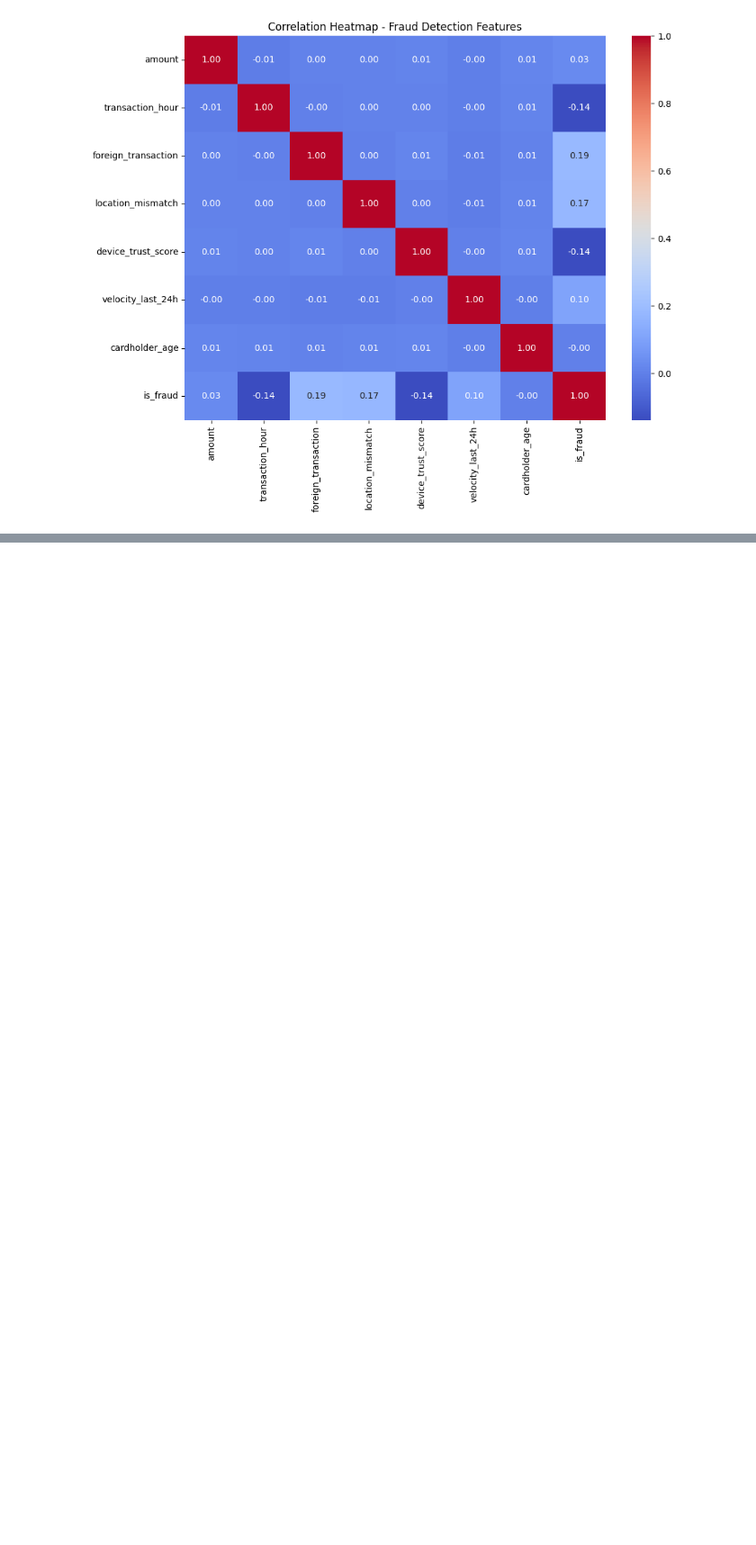
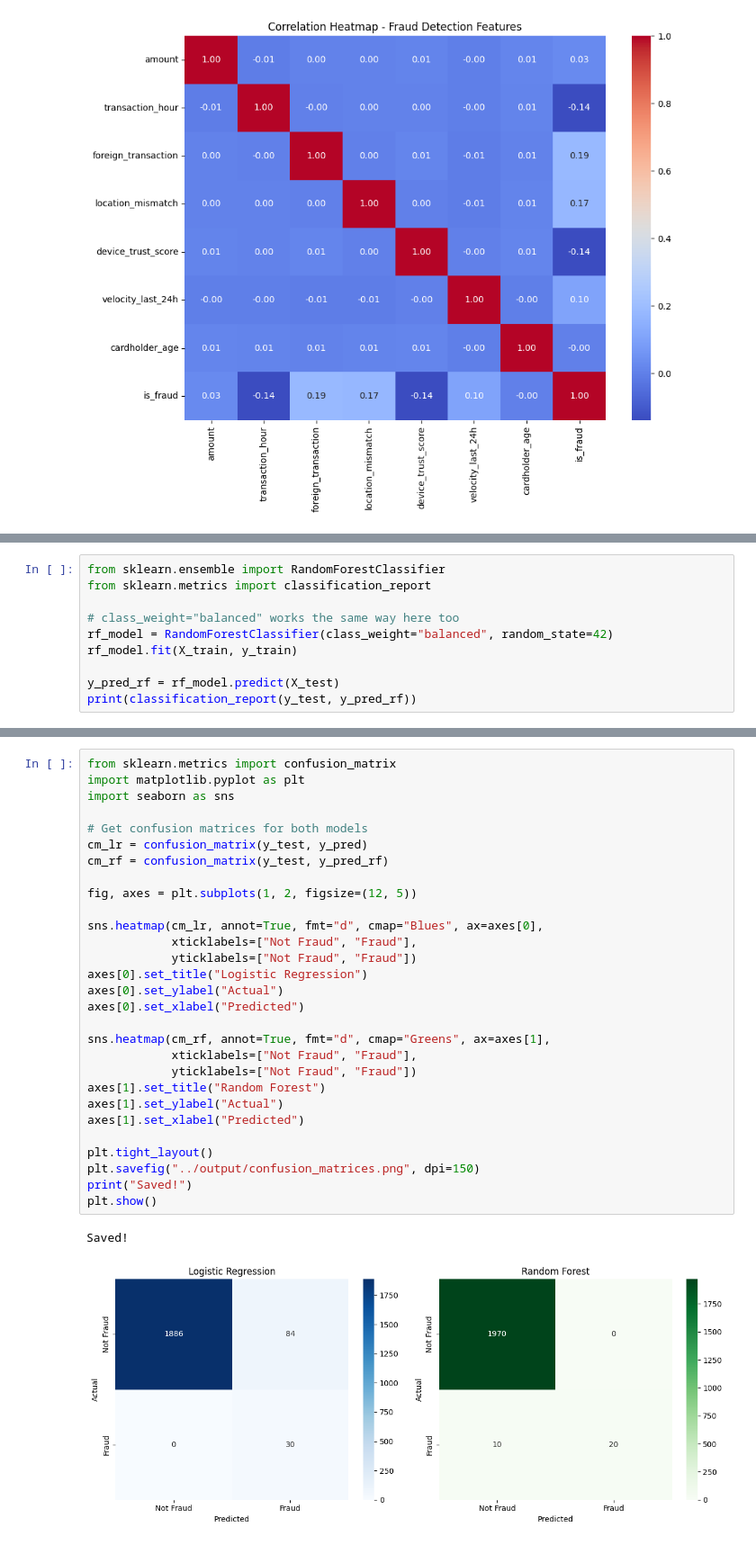
Before and after one commit to dristi2365/fraud-detection-system, a Jupyter notebook: src/eda_fraud.ipynb, the cells around one changed output, grey strips where cells are left out. Shown at 90% size. Saved outputs shown, nothing was run; the diff lists cells and outputs as text; blank space fills up the shorter version.

```diff
--- a/src/eda_fraud.ipynb
+++ b/src/eda_fraud.ipynb
@@ -123,0 +167,10 @@ plt.show()
+# %%
+from sklearn.ensemble import RandomForestClassifier
+from sklearn.metrics import classification_report
+
+# class_weight="balanced" works the same way here too
+rf_model = RandomForestClassifier(class_weight="balanced", random_state=42)
+rf_model.fit(X_train, y_train)
+
+y_pred_rf = rf_model.predict(X_test)
+print(classification_report(y_test, y_pred_rf))
@@ -123,0 +186,32 @@ plt.show()
+# %%
+from sklearn.metrics import confusion_matrix
+import matplotlib.pyplot as plt
+import seaborn as sns
+
+# Get confusion matrices for both models
+cm_lr = confusion_matrix(y_test, y_pred)
+cm_rf = confusion_matrix(y_test, y_pred_rf)
+
+fig, axes = plt.subplots(1, 2, figsize=(12, 5))
+
+sns.heatmap(cm_lr, annot=True, fmt="d", cmap="Blues", ax=axes[0],
+            xticklabels=["Not Fraud", "Fraud"],
+            yticklabels=["Not Fraud", "Fraud"])
+axes[0].set_title("Logistic Regression")
+axes[0].set_ylabel("Actual")
+axes[0].set_xlabel("Predicted")
+
+sns.heatmap(cm_rf, annot=True, fmt="d", cmap="Greens", ax=axes[1],
+            xticklabels=["Not Fraud", "Fraud"],
+            yticklabels=["Not Fraud", "Fraud"])
+axes[1].set_title("Random Forest")
+axes[1].set_ylabel("Actual")
+axes[1].set_xlabel("Predicted")
+
+plt.tight_layout()
+plt.savefig("../output/confusion_matrices.png", dpi=150)
+print("Saved!")
+plt.show()
+# %% [output]
+Saved!
+[figure, added]
```
Also changed, not shown: parts of 3 cells of this notebook, 1 other file.
